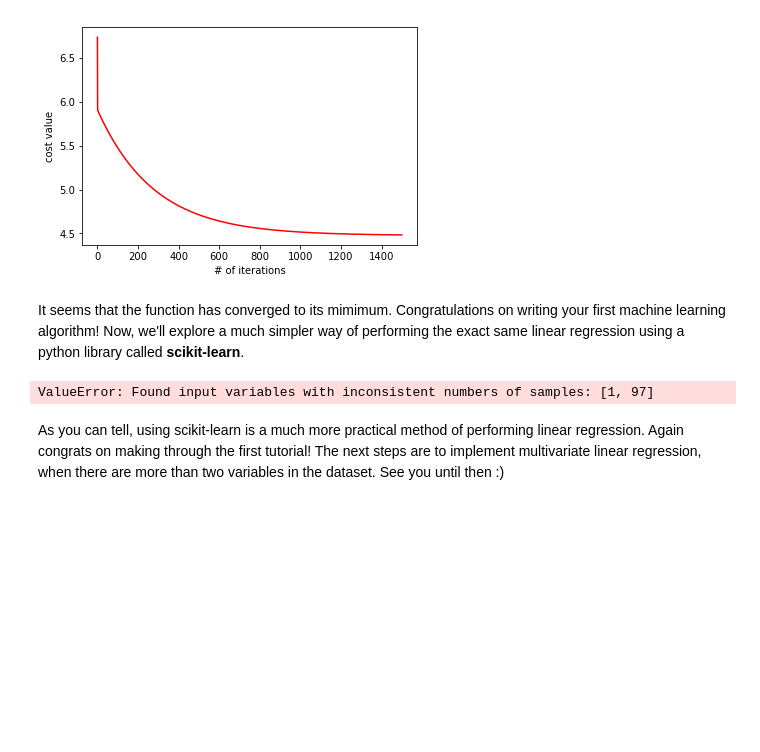
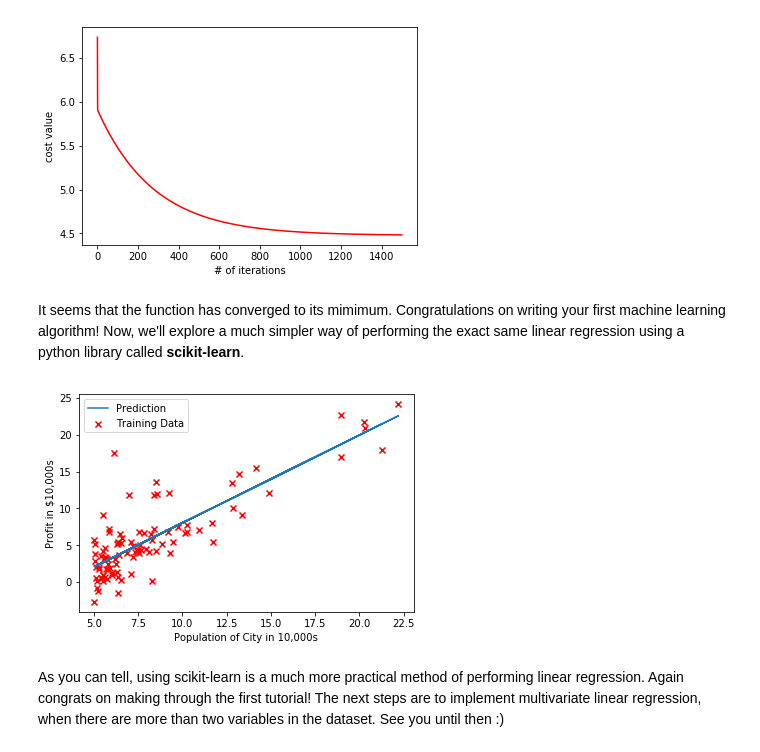
Before and after one commit to esywang/ML_Tutorials, a Jupyter notebook: ex1_LinearRegression/gr_desc_SLRM.ipynb, the cells around one changed output. Cells and saved outputs as stored; diff of their text form; code cells hidden in the pictures; blank space fills up the shorter version.

```diff
--- a/ex1_LinearRegression/gr_desc_SLRM.ipynb
+++ b/ex1_LinearRegression/gr_desc_SLRM.ipynb
@@ -184,28 +184,25 @@ It seems that the function has converged to its mimimum. Congratulations on writ
 # %%
 from sklearn import linear_model
 
 # create linear regression object
 regr = linear_model.LinearRegression()
 
 # note X_originalData.shape is (97,) but scikit requires shape to be (97,1)
-# X_originalData = np.reshape(X_originalData,(m, 1))
-# y_originalData = np.reshape(y_originalData,(m, 1)) # recall m = len(y_originalData)
-
-#X_originalData = X_originalData.reshape(m, 1)
-y_originalData = df[['Population']].values.reshape(m, 1) # recall m = len(y_originalData)
+X_originalData = np.reshape(X_originalData,(m, 1))
+y_originalData = np.reshape(y_originalData,(m, 1)) # recall m = len(y_originalData)
 
 # training data set
 regr.fit(X_originalData, y_originalData)
 
 # making prediction and plotting data
 prediction = regr.predict(X_originalData)
 plt.scatter(X_originalData, y_originalData, color="r", marker='x',label="Training Data")
 plt.plot(X_originalData, prediction, label="Prediction")
 plt.xlabel('Population of City in 10,000s')
 plt.ylabel('Profit in $10,000s')
 plt.legend()
 plt.show()
 # %% [output]
-ValueError: Found input variables with inconsistent numbers of samples: [1, 97]
+[figure, added]
 # %% [markdown]
 As you can tell, using scikit-learn is a much more practical method of performing linear regression. Again congrats on making through the first tutorial! The next steps are to implement multivariate linear regression, when there are more than two variables in the dataset. See you until then :)
```
